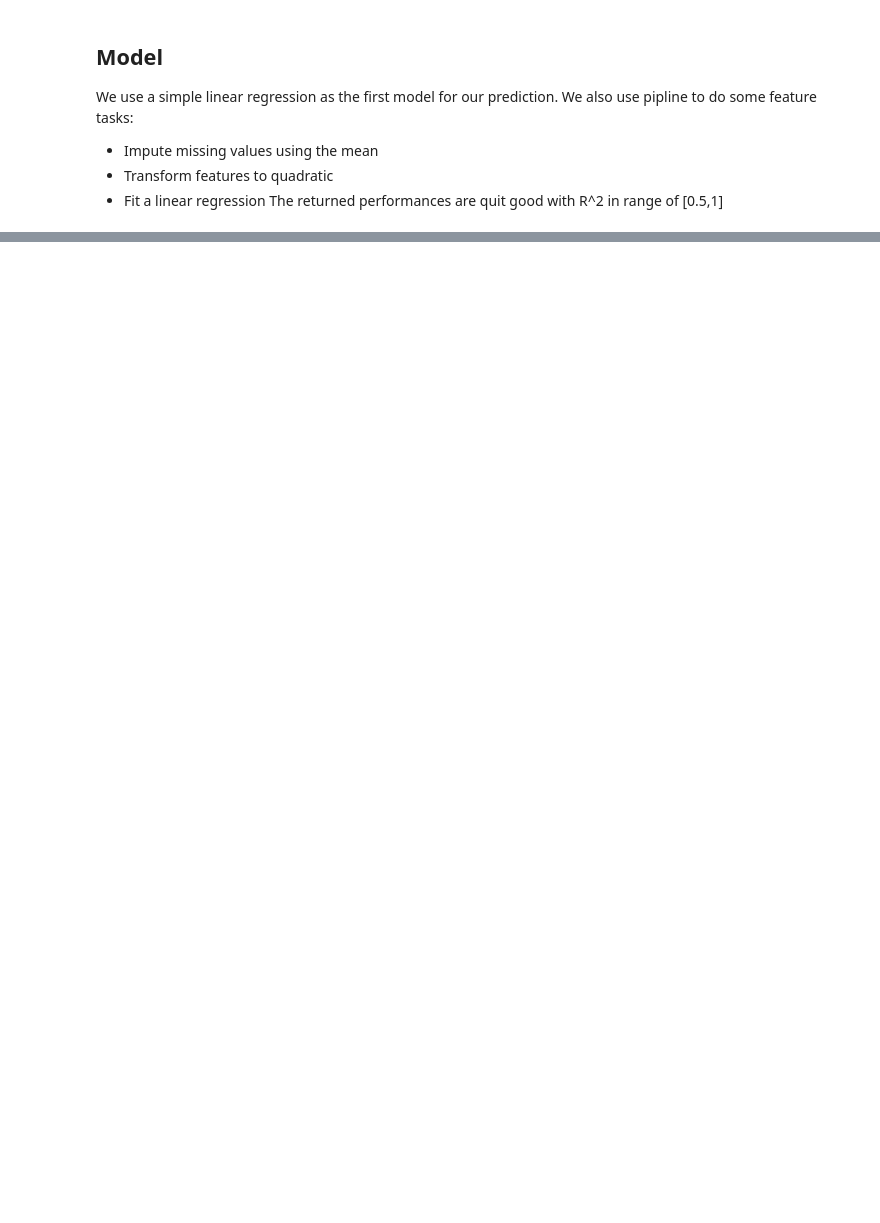
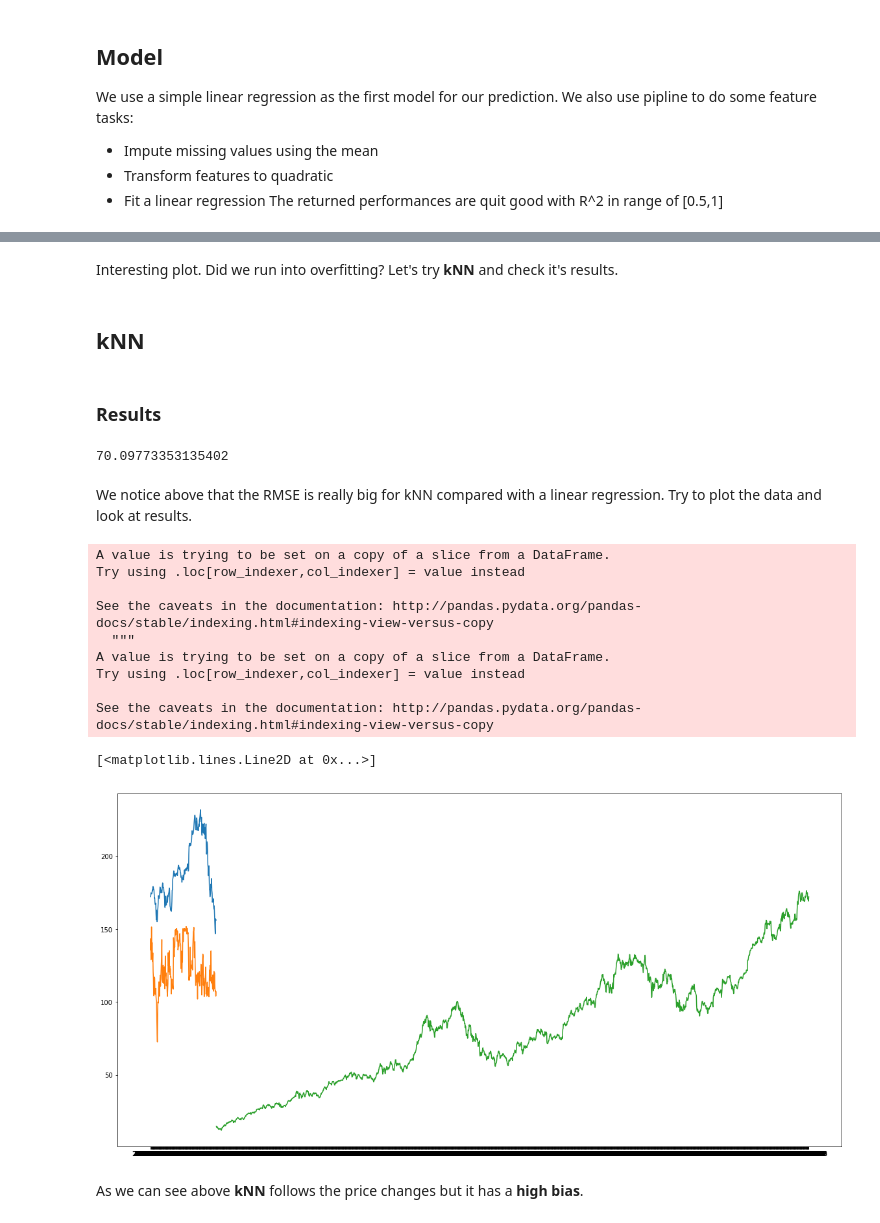
Before and after one commit to ml1010-nan/ml1010, a Jupyter notebook: CoreProject.ipynb, the cells around one changed output, grey strips where cells are left out. Saved outputs shown, nothing was run; the diff lists cells and outputs as text; code cells hidden in the pictures; blank space fills up the shorter version.

Commit message:
Added some kind of ensemble. Not really correct.

```diff
--- a/CoreProject.ipynb
+++ b/CoreProject.ipynb
@@ -115,0 +121,11 @@ R^2: 0.8332197569428601 0.13336314034475194
+# %%
+
+X_train = X[:2241]
+y_train = y[:2241]
+
+X_valid = X[2241:]
+y_valid = y[2241:]
+
+#check if dwe have any NA's in the data - in theory we should not observe any NA's
+print('Do we have any NA values for train data? ', X_train.isnull().values.any(), y_train.isnull().values.any())
+print('Do we have any NA values for test data? ', X_valid.isnull().values.any(), y_valid.isnull().values.any())
@@ -115,0 +193,62 @@ R^2: 0.8332197569428601 0.13336314034475194
+# %% [markdown]
+Interesting plot. Did we run into overfitting? Let's try __kNN__ and check it's results.
+# %% [markdown]
+## kNN ##
+# %%
+#importing libraries
+from sklearn import neighbors
+from sklearn.model_selection import GridSearchCV
+from sklearn.preprocessing import MinMaxScaler
+import pandas as pd
+
+scaler = MinMaxScaler(feature_range=(0, 1))
+
+
+
+#scaling data
+#x_train_scaled = scaler.fit_transform(X_train)
+#x_train_df = pd.DataFrame(x_train_scaled)
+#x_valid_scaled = scaler.fit_transform(X_valid)
+#x_valid_df = pd.DataFrame(x_valid_scaled)
+
+#using gridsearch to find the best parameter
+params = {'n_neighbors':[2,3,4,5,6,7,8,9]}
+knn = neighbors.KNeighborsRegressor()
+model = GridSearchCV(knn, params, cv=5)
+
+#fit the model and make predictions
+model.fit(X_train,y_train)
+preds = model.predict(X_valid)
+# %% [markdown]
+### Results ###
+# %%
+#rmse
+rms=np.sqrt(np.mean(np.power((np.array(y_valid)-np.array(preds)),2)))
+rms
+# %% [output]
+70.09773353135402
+# %% [markdown]
+We notice above that the RMSE is really big for kNN compared with a linear regression. Try to plot the data and look at results.
+# %%
+#plot
+train = dataframe[:2241]
+valid = dataframe[2241:]
+
+valid['Predictions'] = 0
+valid['Predictions'] = preds
+plt.plot(valid[['label_price', 'Predictions']])
+plt.plot(train['label_price'])
+# %% [output]
+A value is trying to be set on a copy of a slice from a DataFrame.
+Try using .loc[row_indexer,col_indexer] = value instead
+
+See the caveats in the documentation: http://pandas.pydata.org/pandas-docs/stable/indexing.html#indexing-view-versus-copy
+  """
+A value is trying to be set on a copy of a slice from a DataFrame.
+Try using .loc[row_indexer,col_indexer] = value instead
+
+See the caveats in the documentation: http://pandas.pydata.org/pandas-docs/stable/indexing.html#indexing-view-versus-copy
+[<matplotlib.lines.Line2D at 0x...>]
+[figure, added]
+# %% [markdown]
+As we can see above __kNN__ follows the price changes but it has a __high bias__.
```
Also changed, not shown: parts of 14 cells of this notebook.
